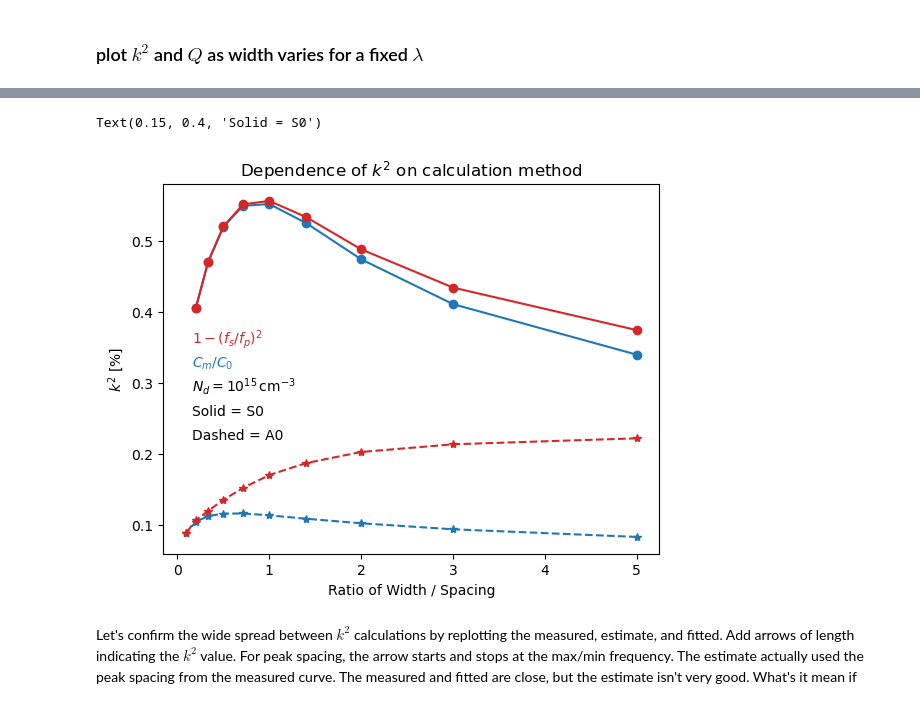
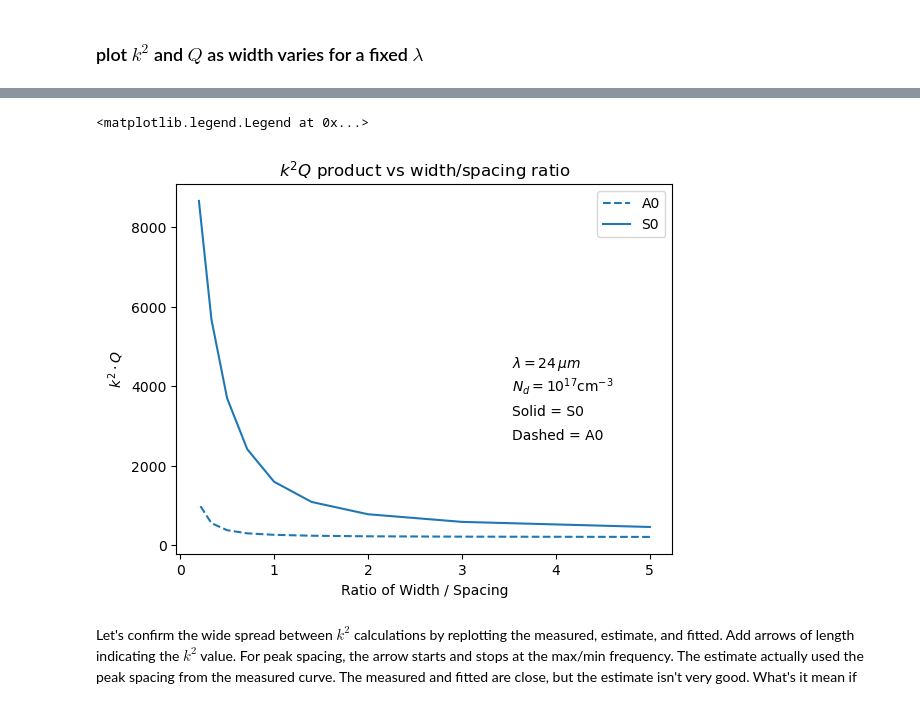
Before and after one commit to ninja-lab/Resonators, a Jupyter notebook: ComsolPlots3.ipynb, the cells around one changed output, grey strips where cells are left out. Drawn from its saved outputs; the diff is of its cells as text; code cells hidden in the pictures.

```diff
--- a/ComsolPlots3.ipynb
+++ b/ComsolPlots3.ipynb
@@ -308,22 +494,36 @@ dfA0.head()
 # %%
+#Cell 105
+lambda_sel = 24.0
+Nd_idx    = 3          # 1e15 cm^-3
+df['lambda_um']     = 2.0*(df['spacing_um'] + df['width_um'])
+# keep only the relevant slice
+dfA0 = df[(df['lambda_um']==lambda_sel) & (df['doping_idx']==Nd_idx) & (df['mode_idx'] == 0)] .copy()
+dfS0 = df[(df['lambda_um']==lambda_sel) & (df['doping_idx']==Nd_idx) & (df['mode_idx'] == 1)] .copy()
+
+# NaN/Inf guard for each plot
+dfA0 = dfA0[np.isfinite(dfA0['k2_fd']) & np.isfinite(dfA0['Q'])].copy()
+dfS0 = dfS0[np.isfinite(dfS0['k2_fd']) & np.isfinite(dfS0['Q'])].copy()
+
+# derive axes
+dfA0['w_s_ratio'] = dfA0['width_um'] / dfA0['spacing_um']
+dfS0['w_s_ratio'] = dfS0['width_um'] / dfS0['spacing_um']
+dfA0['k2Q'] = dfA0['k2_fd'] * dfA0['Q']
+dfS0['k2Q'] = dfS0['k2_fd'] * dfS0['Q']
+
 fig, ax = plt.subplots()
-
-ax.plot( dfA0['w_s_ratio'], dfA0['k2_fd'], color="tab:blue", marker='*', linestyle='--')
-ax.plot( dfA0['w_s_ratio'], dfA0['k2_peak_spacing'], color="tab:red", marker='*', linestyle='--')
-ax.plot( dfS0['w_s_ratio'], dfS0['k2_fd'], color="tab:blue", marker='o')
-ax.plot( dfS0['w_s_ratio'], dfS0['k2_peak_spacing'], color="tab:red", marker='o')
-ax.set_title(r'Dependence of $k^2$ on calculation method')
-ax.set_ylabel(r'$k^2$ [%]', color="k")
+ax.plot(dfA0['w_s_ratio'], dfA0['k2Q'], color='tab:blue', linestyle='--', label='A0')
+ax.plot(dfS0['w_s_ratio'], dfS0['k2Q'], color='tab:blue', linestyle='-', label='S0')
+ax.annotate(r'$\lambda= 24\,\mu m$', xy=(0.65, 0.5), xycoords='figure fraction', color='k', fontsize=10)
+ax.annotate(r'$N_d = 10^{17} \text{cm}^{-3}$', xy=(0.65, 0.45), xycoords='figure fraction', color='k', fontsize=10)
+ax.annotate('Dashed = A0', xy=(0.65, 0.35), xycoords='figure fraction', color='k', fontsize=10)
+ax.annotate('Solid = S0', xy=(0.65, 0.4), xycoords='figure fraction', color='k', fontsize=10)
 ax.set_xlabel(r'Ratio of Width / Spacing')
-ax.annotate(r'$N_d = 10^{15} \,\text{cm}^{-3}$', xy=(0.15, 0.45), xycoords='figure fraction', color='k', fontsize=10)
-ax.annotate(r'$1-(f_s/f_p)^2$', xy=(0.15, 0.55), xycoords='figure fraction', color='tab:red', fontsize=10)
-ax.annotate(r'$C_m/C_0$', xy=(0.15, 0.5), xycoords='figure fraction', color='tab:blue', fontsize=10)
-ax.annotate('Dashed = A0', xy=(0.15, 0.35), xycoords='figure fraction', color='k', fontsize=10)
-ax.annotate('Solid = S0', xy=(0.15, 0.4), xycoords='figure fraction', color='k', fontsize=10)
-#ax.legend()
+ax.set_ylabel(r'$k^2 \cdot Q$')
+ax.set_title(r'$k^2 Q$ product vs width/spacing ratio')
+ax.legend(loc='upper right')
 # %% [output]
-Text(0.15, 0.4, 'Solid = S0')
+<matplotlib.legend.Legend at 0x...>
-[figure, old version]
+[figure, new version]
 # %% [markdown]
 Let's confirm the wide spread between $k^2$ calculations by replotting the measured, estimate, and fitted. Add arrows of length indicating the $k^2$ value. For peak spacing, the arrow starts and stops at the max/min frequency. The estimate actually used the peak spacing from the measured curve.
 The measured and fitted are close, but the estimate isn't very good.
```
Also changed, not shown: parts of 13 cells of this notebook, 20 other files.
